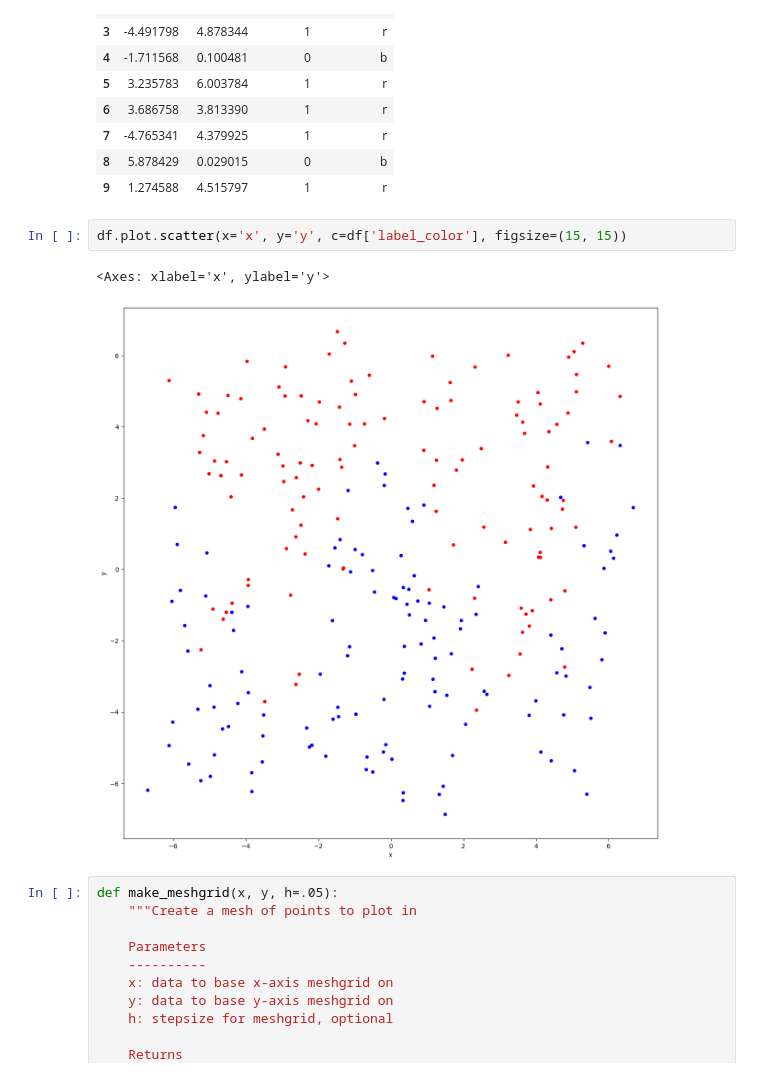
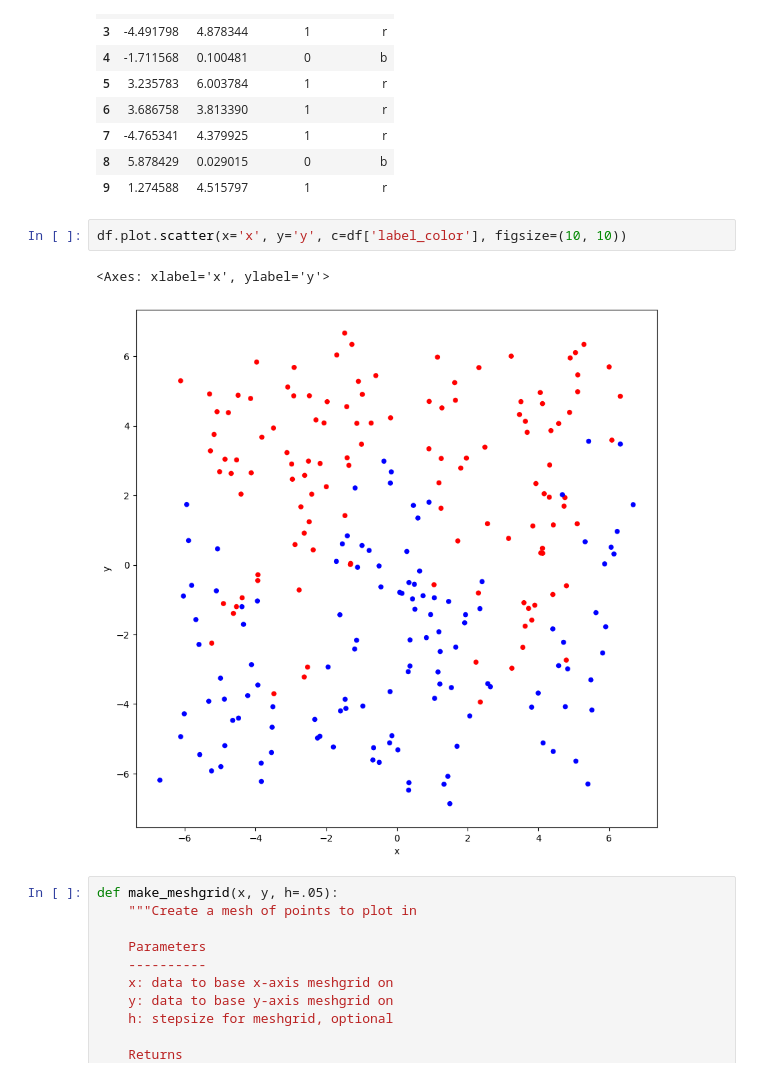
Before and after one commit to pedrojscardoso/LESTI_ISE_UALG_AprendizagemAutomatica-LESTI, a Jupyter notebook: ML/05-generalization_over_under_fitting.ipynb, the cells around one changed output. Saved outputs shown, nothing was run; the diff lists cells and outputs as text.

```diff
--- a/ML/05-generalization_over_under_fitting.ipynb
+++ b/ML/05-generalization_over_under_fitting.ipynb
@@ -88,10 +88,10 @@ df.head(10)
 | 8 | 5.878429 | 0.029015 | 0 | b |
 | 9 | 1.274588 | 4.515797 | 1 | r |
 # %%
-df.plot.scatter(x='x', y='y', c=df['label_color'], figsize=(15, 15))
+df.plot.scatter(x='x', y='y', c=df['label_color'], figsize=(10, 10))
 # %% [output]
 <Axes: xlabel='x', ylabel='y'>
-[figure, old version]
+[figure, new version]
 # %%
 def make_meshgrid(x, y, h=.05):
     """Create a mesh of points to plot in
```
Also changed, not shown: parts of 1 cell of this notebook, 6 other files.
